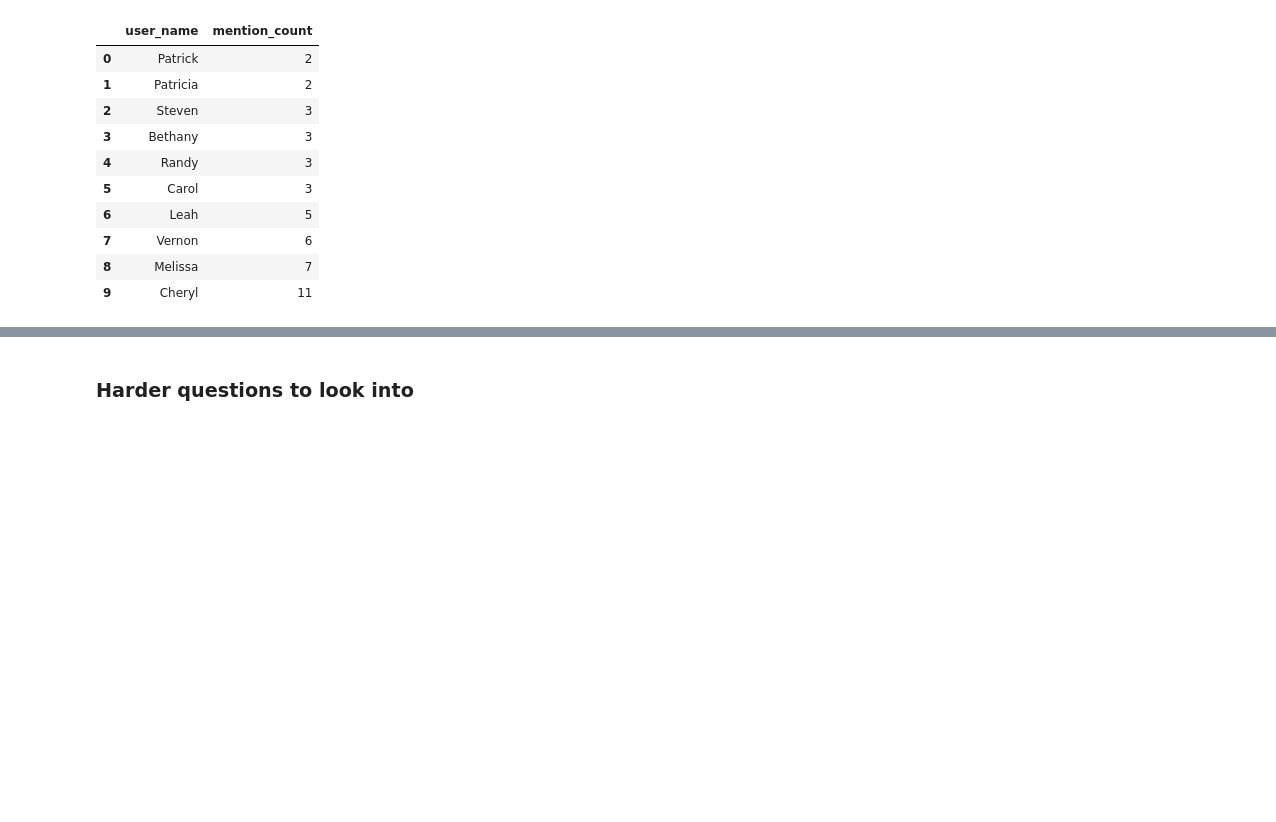
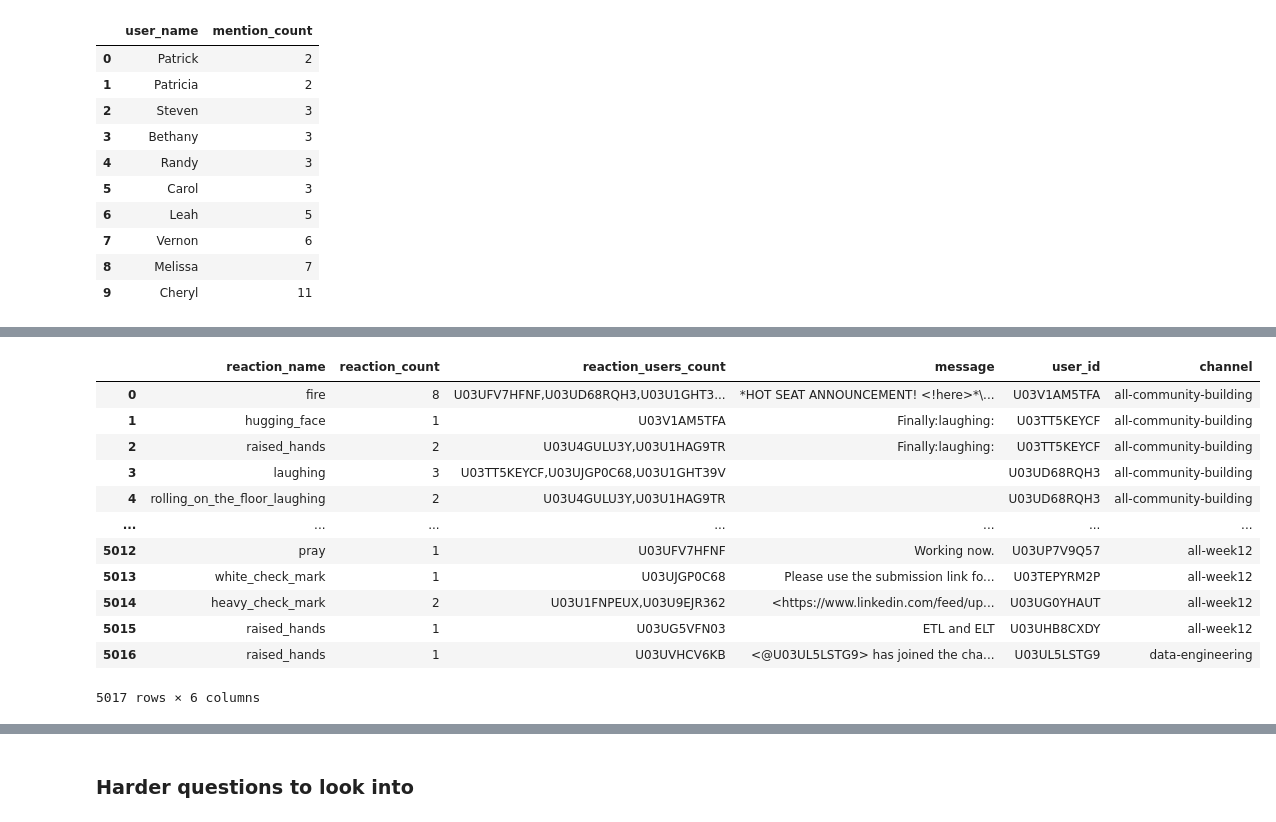
Before and after one commit to Misganaw-Berihun/network_analysis, a Jupyter notebook: notebooks/parse_slack_data.ipynb, the cells around one changed output, grey strips where cells are left out. Saved outputs shown, nothing was run; the diff lists cells and outputs as text; code cells hidden in the pictures; blank space fills up the shorter version.

```diff
--- a/notebooks/parse_slack_data.ipynb
+++ b/notebooks/parse_slack_data.ipynb
@@ -570,0 +583,33 @@ users_with_lowest_mentions(mentioned_users_df)
+# %%
+#create a reaction data frame
+def create_reaction_data_frame():
+    ROOT_DIR = '../data/anonymized/'
+    sl = SlackDataLoader(ROOT_DIR)
+    channels = sl.get_channels()
+    channel_names = [channels[i]['name'] for i in range(len(channels))]
+    reaction_data_frames = []
+
+    for name in channel_names:
+        channel_path = ROOT_DIR + name + '/'
+        channel_dataframe = parse_slack_reaction(channel_path, name)
+        reaction_data_frames.append(channel_dataframe)
+
+    all_data = pd.concat(reaction_data_frames, ignore_index=True)
+    return all_data
+# %%
+reaction_dataframe = create_reaction_data_frame()
+reaction_dataframe
+# %% [output]
+|  | reaction_name | reaction_count | reaction_users_count | message | user_id | channel |
+| 0 | fire | 8 | U03UFV7HFNF,U03UD68RQH3,U03U1GHT3... | *HOT SEAT ANNOUNCEMENT! <!here>*\... | U03V1AM5TFA | all-community-building |
+| 1 | hugging_face | 1 | U03V1AM5TFA | Finally:laughing: | U03TT5KEYCF | all-community-building |
+| 2 | raised_hands | 2 | U03U4GULU3Y,U03U1HAG9TR | Finally:laughing: | U03TT5KEYCF | all-community-building |
+| 3 | laughing | 3 | U03TT5KEYCF,U03UJGP0C68,U03U1GHT39V |  | U03UD68RQH3 | all-community-building |
+| 4 | rolling_on_the_floor_laughing | 2 | U03U4GULU3Y,U03U1HAG9TR |  | U03UD68RQH3 | all-community-building |
+| ... | ... | ... | ... | ... | ... | ... |
+| 5012 | pray | 1 | U03UFV7HFNF | Working now. | U03UP7V9Q57 | all-week12 |
+| 5013 | white_check_mark | 1 | U03UJGP0C68 | Please use the submission link fo... | U03TEPYRM2P | all-week12 |
+| 5014 | heavy_check_mark | 2 | U03U1FNPEUX,U03U9EJR362 | <https://www.linkedin.com/feed/up... | U03UG0YHAUT | all-week12 |
+| 5015 | raised_hands | 1 | U03UG5VFN03 | ETL and ELT | U03UHB8CXDY | all-week12 |
+| 5016 | raised_hands | 1 | U03UVHCV6KB | <@U03UL5LSTG9> has joined the cha... | U03UL5LSTG9 | data-engineering |
+5017 rows × 6 columns
```
Also changed, not shown: parts of 16 cells of this notebook.
